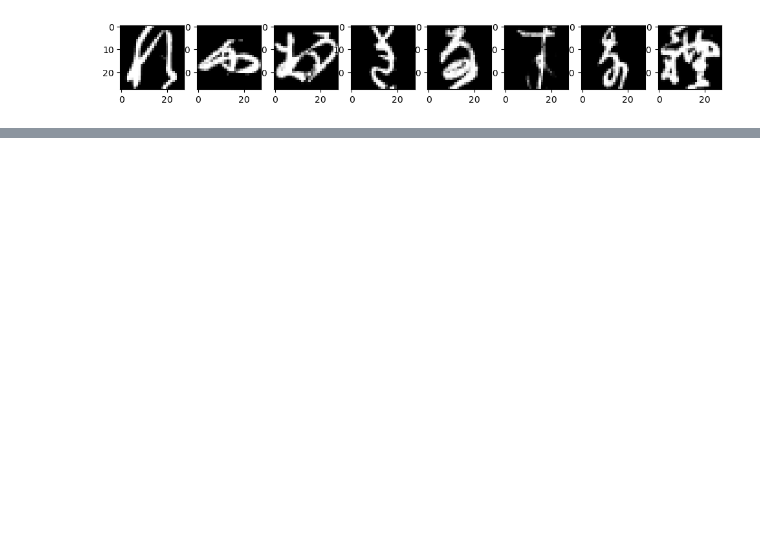
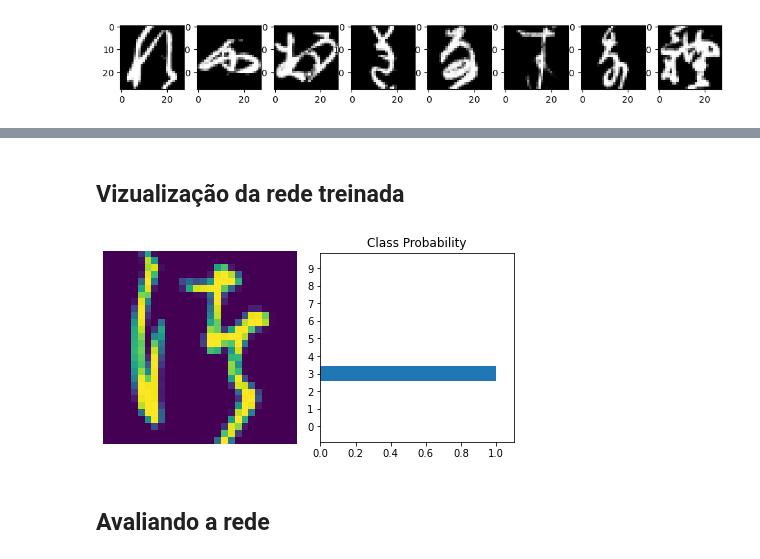
Before and after one commit to gus-phys/Kuzushiji-MNIST-MLP-NN, a Jupyter notebook: KMNIST-classificacao.ipynb, the cells around one changed output, grey strips where cells are left out. Drawn from its saved outputs; the diff is of its cells as text; code cells hidden in the pictures; blank space fills up the shorter version.

```diff
--- a/KMNIST-classificacao.ipynb
+++ b/KMNIST-classificacao.ipynb
@@ -42,0 +62,19 @@ plt.show()
+# %%
+class Classifier(nn.Module):
+    def __init__(self):
+        super().__init__()
+        self.fc1 = nn.Linear(784, 256)
+        self.fc2 = nn.Linear(256, 128)
+        self.fc3 = nn.Linear(128, 64)
+        self.fc4 = nn.Linear(64, 10)
+
+    def forward(self, x):
+        # certificar que o tensor com as imagens foi 'achatado'
+        x = x.view(x.shape[0], -1)
+
+        x = F.relu(self.fc1(x))
+        x = F.relu(self.fc2(x))
+        x = F.relu(self.fc3(x))
+        x = F.log_softmax(self.fc4(x), dim=1)
+
+        return x
@@ -42,0 +83,11 @@ plt.show()
+# %%
+model = Classifier()
+
+# Learning rate
+learning_rate = 0.003
+# Optimizer
+optimizer = optim.Adam(model.parameters(), lr=learning_rate)
+# Criterion
+criterion = nn.NLLLoss()
+# Epoch
+epochs = 30
@@ -42,0 +153,21 @@ plt.show()
+# %% [markdown]
+## Vizualização da rede treinada
+# %%
+%matplotlib inline
+import helper
+
+images, labels = next(iter(trainloader))
+
+img = images[0].view(1, 784)
+# desligando o gradiente para acelerar o processo
+with torch.no_grad():
+    logps = model(img)
+
+# As saidas da rede são o log da probabilidade.
+# Por isso precisamos fazer o exponencial para termos as probabilidades reais.
+ps = torch.exp(logps)
+helper.view_classify(img.view(1, 28, 28), ps)
+# %% [output]
+[figure, added]
+# %% [markdown]
+## Avaliando a rede
```
Also changed, not shown: parts of 23 cells of this notebook.
